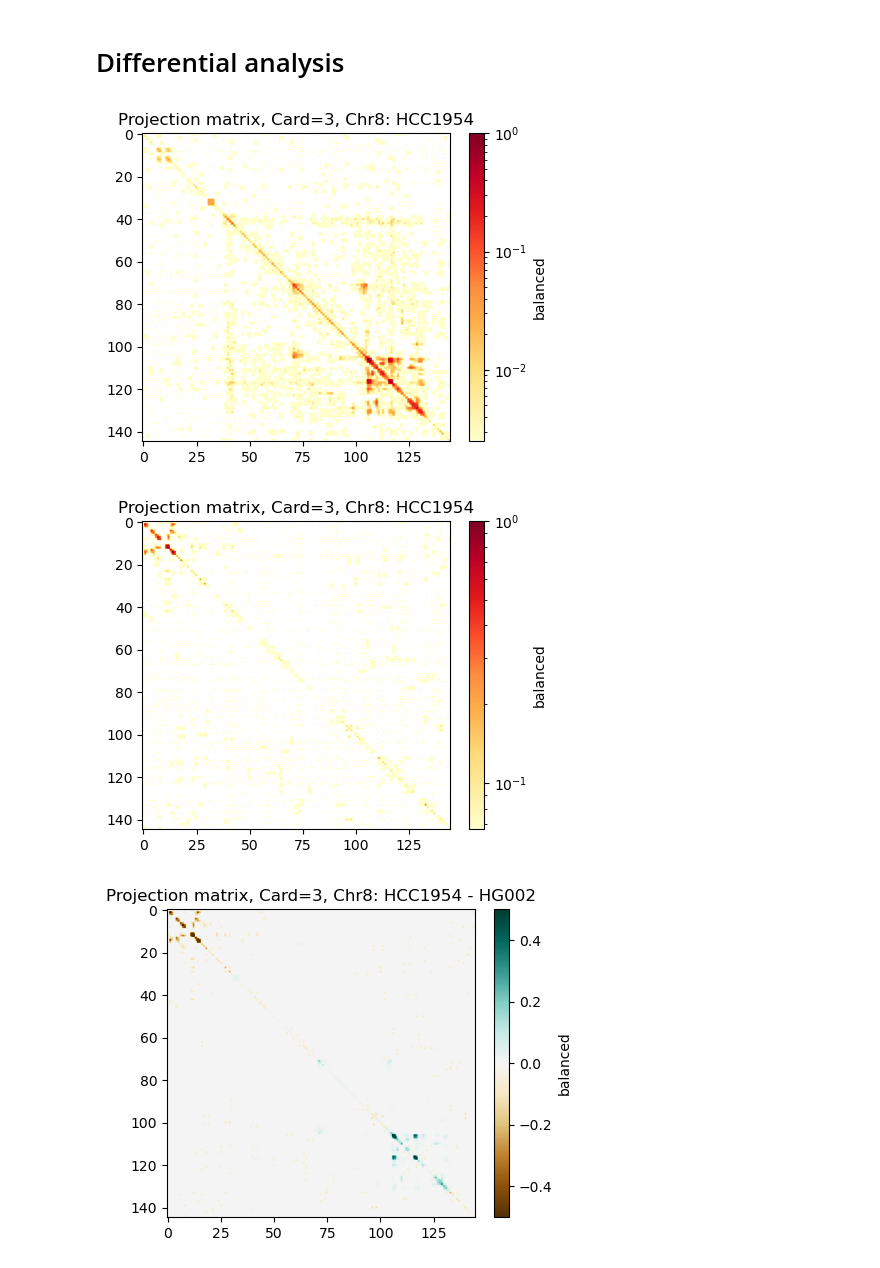
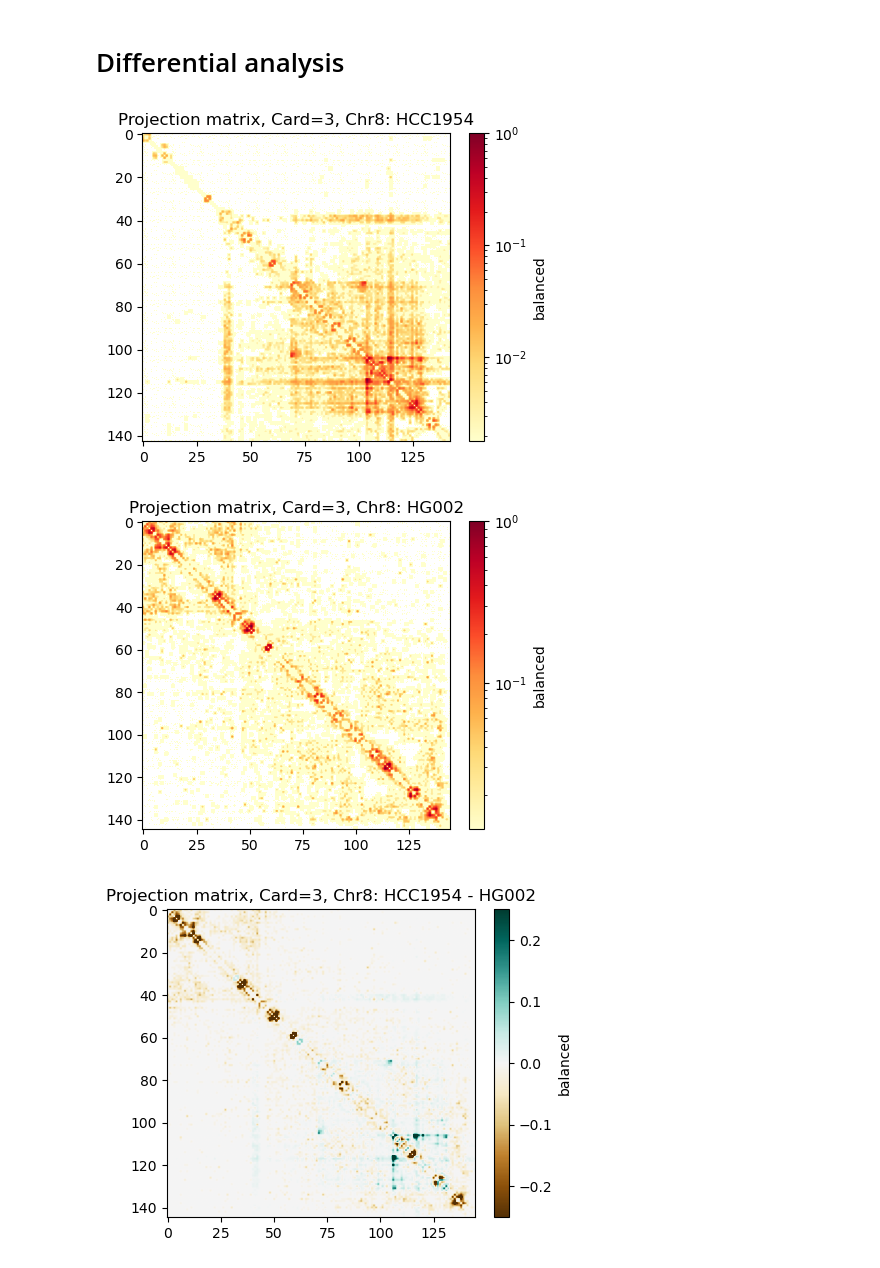
Before and after one commit to noush-joglekar/sporeC_prelim, a Jupyter notebook: scripts/jupyterNB/promethData_cancerCellLines.ipynb, the cells around one changed output. Drawn from its saved outputs; the diff is of its cells as text; code cells hidden in the pictures.

```diff
--- a/scripts/jupyterNB/promethData_cancerCellLines.ipynb
+++ b/scripts/jupyterNB/promethData_cancerCellLines.ipynb
@@ -106,13 +107,20 @@ Text(0.5, 0.98, '3Sub2')
 with open(f'{dataDir}{runDir1}hyperEdges_HG002_chr8.pkl','rb') as f:
     hpEdges = pickle.load(f)
 
+# with open(f'{dataDir}{runDir2}hyperEdges_HCC1954_chr8.pkl','rb') as f:
+#     hpEdges = pickle.load(f)
+
 print("Processing all the hyperedges from pickle file")
 hpKeys = [k for k in hpEdges.keys()]
+keyCard = [len(k.split("_")) for k in hpKeys]
 print("A total of",len(hpKeys),"initial interactions")
 
 readSupport = [v for v in hpEdges.values()]
-atLeastTwoChains = [i for i,x in enumerate(readSupport) if x >=2]
-updatedDict = {hpKeys[i]:readSupport[i] for i in atLeastTwoChains}
+cE = cutoffEval(keyCard,readSupport)
+passedReadIx = cE.runForAllCards()
+updatedDict = {hpKeys[i]:readSupport[i] for i in passedReadIx}
+# atLeastTwoChains = [i for i,x in enumerate(readSupport) if x >=2]
+# updatedDict = {hpKeys[i]:readSupport[i] for i in atLeastTwoChains}
 
 hpKeys = [k for k in updatedDict.keys()]
 hpKeys_split = [k.split("_") for k in updatedDict.keys()]
@@ -463,13 +490,13 @@ plt.colorbar(im, fraction=0.046, pad=0.04, label='balanced');
 plt.title(f"Projection matrix, Card={card}, Chr8: HCC1954")
 plt.show()
 # %% [output]
-[figure, old version]
+[figure, new version]
 # %%
 from matplotlib.colors import LogNorm
 plt.figure(figsize=(6, 4))
 im = plt.imshow(projMat_norm_hg, cmap="YlOrRd",norm = LogNorm())
 plt.colorbar(im, fraction=0.046, pad=0.04, label='balanced');
-plt.title(f"Projection matrix, Card={card}, Chr8: HCC1954")
+plt.title(f"Projection matrix, Card={card}, Chr8: HG002")
 plt.show()
 # %% [output]
-[figure, old version]
+[figure, new version]
@@ -478,15 +503,23 @@ diffMat = projMat_norm_hcc - projMat_norm_hg
+# %%
+diffMat = projMat_norm_hcc.sub(projMat_norm_hg, fill_value=0)
+# Extract numeric values following "Bin" in the index
+numeric_values = diffMat.index.to_series().str.extract(r'Bin(\d+)', expand=False).astype(int)
+
+# Sort the DataFrame based on numeric values
+diffMat_sorted = diffMat.loc[numeric_values.sort_values().index, numeric_values.sort_values().index]
 # %%
 from matplotlib.colors import LogNorm
 from matplotlib.colors import SymLogNorm
 from matplotlib import colors
 
+
 plt.figure(figsize=(6, 4))
-im = plt.imshow(diffMat, cmap="BrBG",vmin = -0.5, vmax = 0.5)
+im = plt.imshow(diffMat_sorted, cmap="BrBG",vmin = -0.25, vmax = 0.25)
 plt.colorbar(im, fraction=0.046, pad=0.04, label='balanced');
 plt.title(f"Projection matrix, Card={card}, Chr8: HCC1954 - HG002")
 plt.show()
 # %% [output]
-[figure, old version]
+[figure, new version]
 # %%
 hccEnriched = diffMat.where(diffMat >= 0.1, 0)
 hgEnriched =  diffMat.where(diffMat <= -0.1, 0)
```
Also changed, not shown: parts of 36 cells of this notebook.
